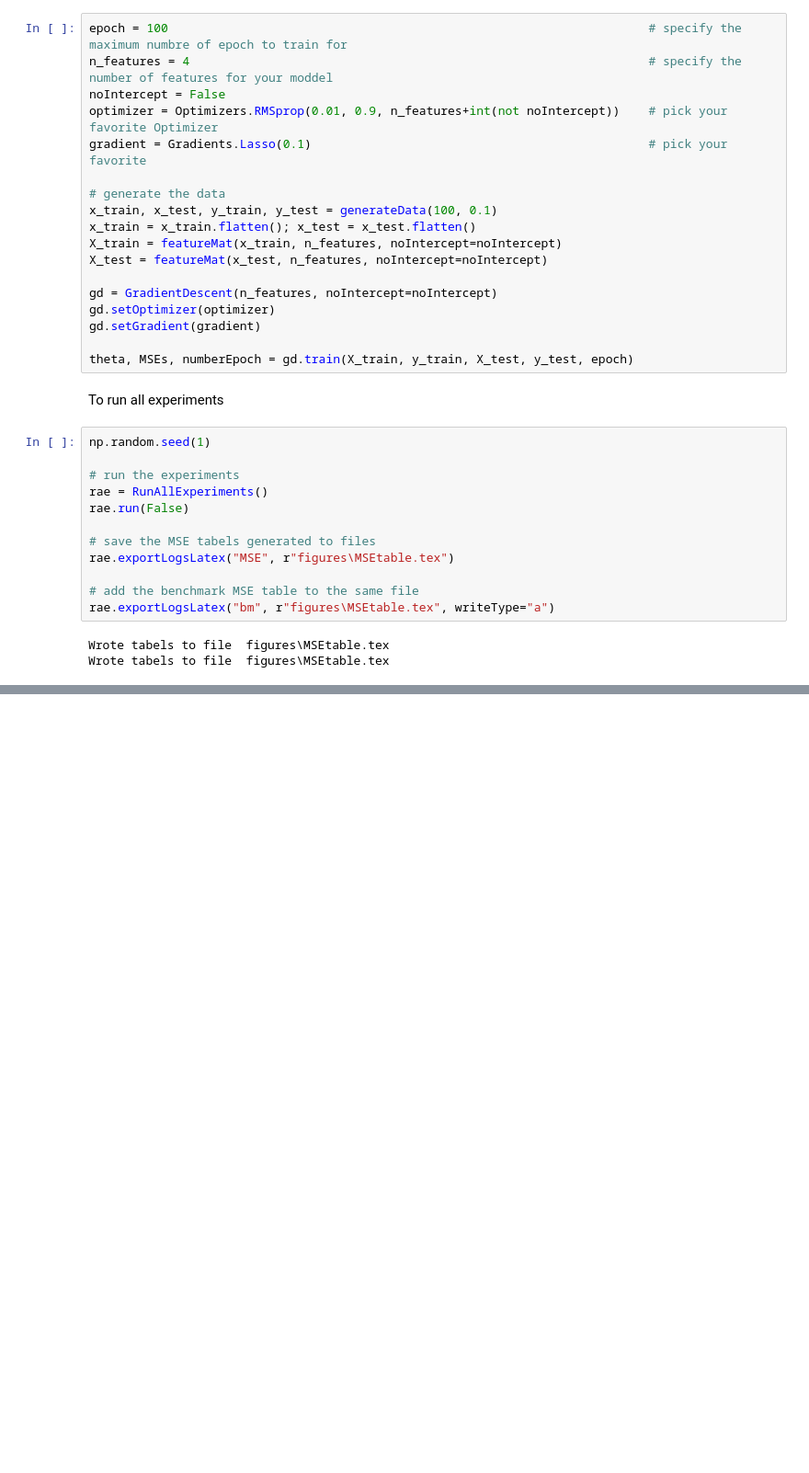
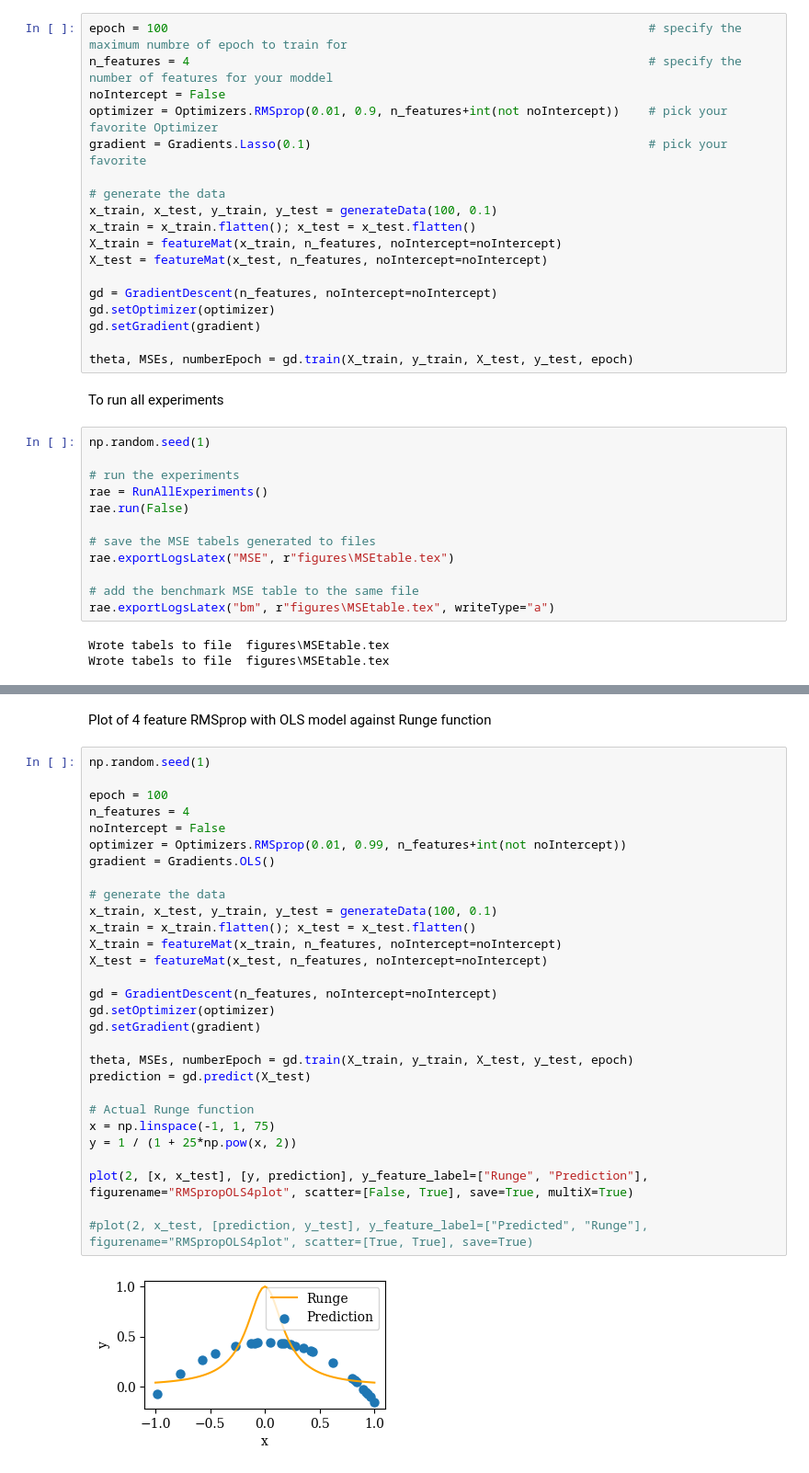
Before and after one commit to yangliu141/Exploration-of-Regression-with-the-Runge-Function, a Jupyter notebook: Code/Showcase_Notebooks/experiments.ipynb, the cells around one changed output, grey strips where cells are left out. Shown at 92% size. Cells and saved outputs as stored; diff of their text form; blank space fills up the shorter version.

```diff
--- a/Code/Showcase_Notebooks/experiments.ipynb
+++ b/Code/Showcase_Notebooks/experiments.ipynb
@@ -48,0 +107,33 @@ Wrote tabels to file  figures\MSEtable.tex
+# %% [markdown]
+Plot of 4 feature RMSprop with OLS model against Runge function
+# %%
+np.random.seed(1)
+
+epoch = 100
+n_features = 4
+noIntercept = False
+optimizer = Optimizers.RMSprop(0.01, 0.99, n_features+int(not noIntercept))
+gradient = Gradients.OLS()
+
+# generate the data
+x_train, x_test, y_train, y_test = generateData(100, 0.1)
+x_train = x_train.flatten(); x_test = x_test.flatten()
+X_train = featureMat(x_train, n_features, noIntercept=noIntercept)
+X_test = featureMat(x_test, n_features, noIntercept=noIntercept)
+
+gd = GradientDescent(n_features, noIntercept=noIntercept)
+gd.setOptimizer(optimizer)
+gd.setGradient(gradient)
+
+theta, MSEs, numberEpoch = gd.train(X_train, y_train, X_test, y_test, epoch)
+prediction = gd.predict(X_test)
+
+# Actual Runge function
+x = np.linspace(-1, 1, 75)
+y = 1 / (1 + 25*np.pow(x, 2))
+
+plot(2, [x, x_test], [y, prediction], y_feature_label=["Runge", "Prediction"], figurename="RMSpropOLS4plot", scatter=[False, True], save=True, multiX=True)
+
+#plot(2, x_test, [prediction, y_test], y_feature_label=["Predicted", "Runge"], figurename="RMSpropOLS4plot", scatter=[True, True], save=True)
+# %% [output]
+[figure, added]
```
Also changed, not shown: parts of 10 cells of this notebook, 9 other files.
